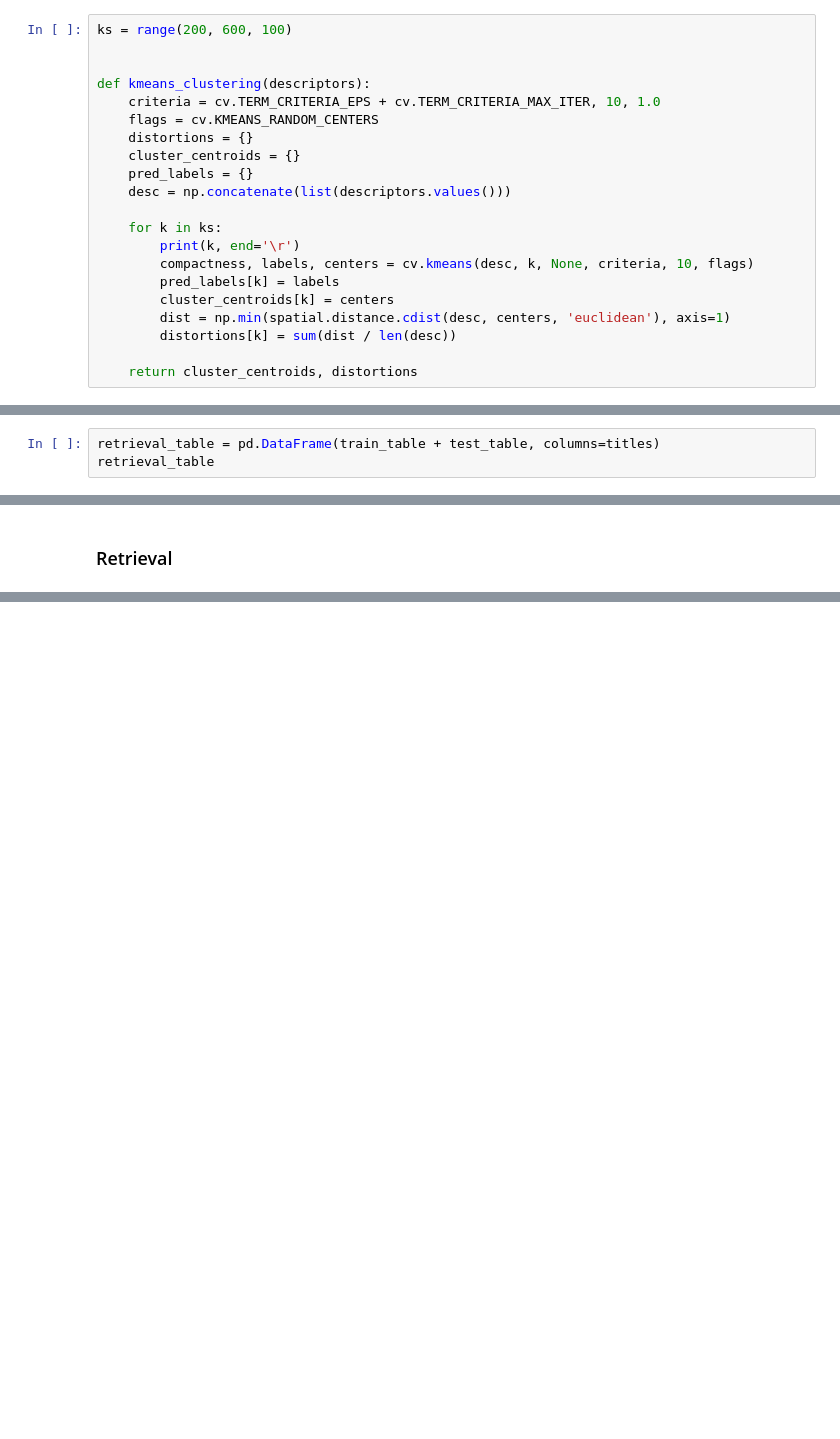
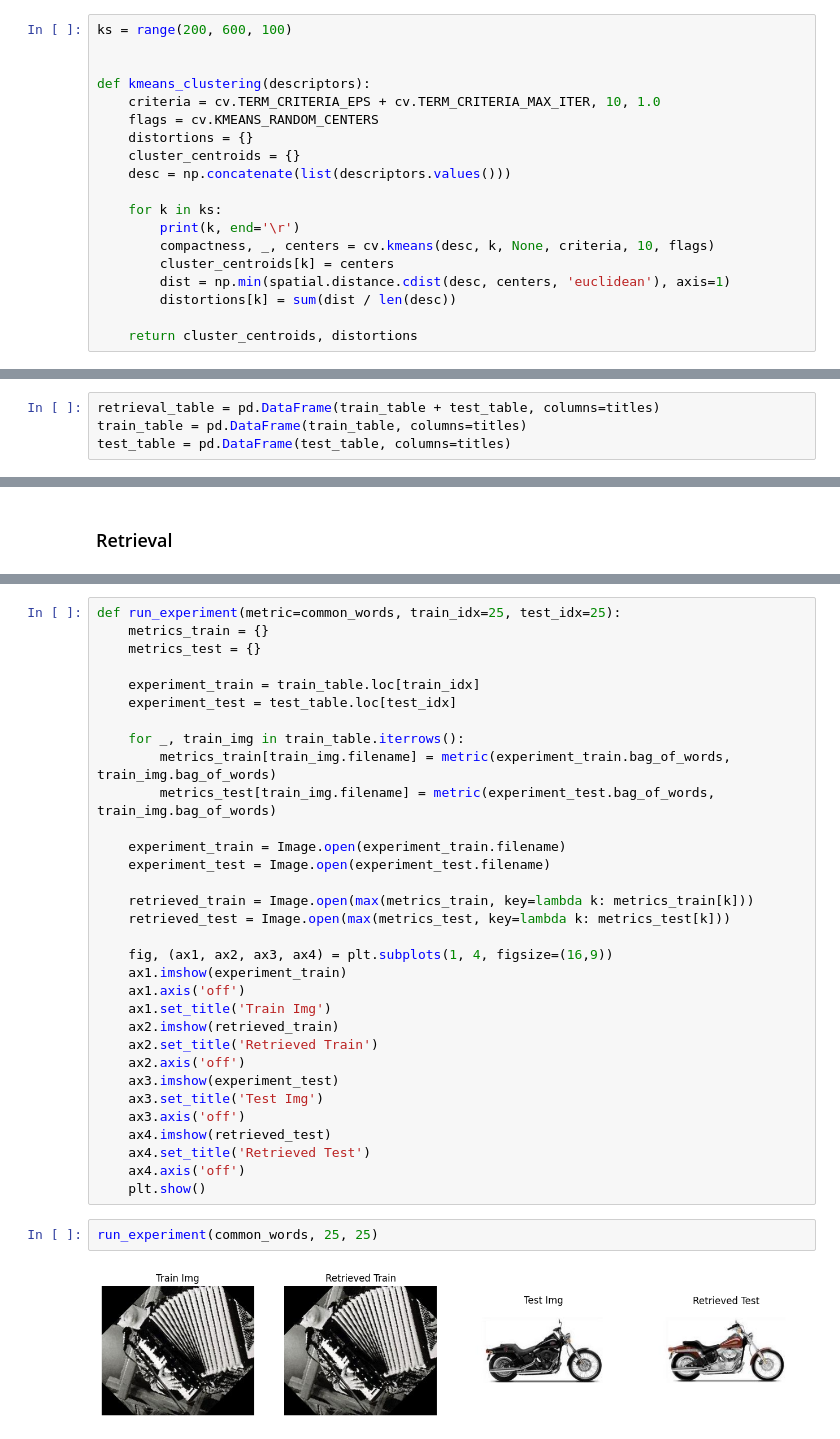
Before and after one commit to HouskaVojtech/image_filtering, a Jupyter notebook: assignment_4/assignment_4.ipynb, the cells around one changed output, grey strips where cells are left out. Drawn from its saved outputs; the diff is of its cells as text; blank space fills up the shorter version.

```diff
--- a/assignment_4/assignment_4.ipynb
+++ b/assignment_4/assignment_4.ipynb
@@ -151,13 +152,11 @@ def kmeans_clustering(descriptors):
     flags = cv.KMEANS_RANDOM_CENTERS
     distortions = {}
     cluster_centroids = {}
-    pred_labels = {}
     desc = np.concatenate(list(descriptors.values()))
 
     for k in ks:
         print(k, end='\r')
-        compactness, labels, centers = cv.kmeans(desc, k, None, criteria, 10, flags)
-        pred_labels[k] = labels
+        compactness, _, centers = cv.kmeans(desc, k, None, criteria, 10, flags)
         cluster_centroids[k] = centers
         dist = np.min(spatial.distance.cdist(desc, centers, 'euclidean'), axis=1)
         distortions[k] = sum(dist / len(desc))
@@ -191,4 +190,5 @@ train_table = get_retrieval_table(train_dataset, train_descriptors, centroids, t
 test_table = get_retrieval_table(test_dataset, test_descriptors, centroids, train=False)
 # %%
 retrieval_table = pd.DataFrame(train_table + test_table, columns=titles)
-retrieval_table
+train_table = pd.DataFrame(train_table, columns=titles)
+test_table = pd.DataFrame(test_table, columns=titles)
@@ -233,0 +237,36 @@ bhattacharyya(retrieval_table.loc[0].bag_of_words, retrieval_table.loc[2].bag_of
+# %%
+def run_experiment(metric=common_words, train_idx=25, test_idx=25):
+    metrics_train = {}
+    metrics_test = {}
+
+    experiment_train = train_table.loc[train_idx]
+    experiment_test = test_table.loc[test_idx]
+
+    for _, train_img in train_table.iterrows():
+        metrics_train[train_img.filename] = metric(experiment_train.bag_of_words, train_img.bag_of_words)
+        metrics_test[train_img.filename] = metric(experiment_test.bag_of_words, train_img.bag_of_words)
+
+    experiment_train = Image.open(experiment_train.filename)
+    experiment_test = Image.open(experiment_test.filename)
+
+    retrieved_train = Image.open(max(metrics_train, key=lambda k: metrics_train[k]))
+    retrieved_test = Image.open(max(metrics_test, key=lambda k: metrics_test[k]))
+
+    fig, (ax1, ax2, ax3, ax4) = plt.subplots(1, 4, figsize=(16,9))
+    ax1.imshow(experiment_train)
+    ax1.axis('off')
+    ax1.set_title('Train Img')
+    ax2.imshow(retrieved_train)
+    ax2.set_title('Retrieved Train')
+    ax2.axis('off')
+    ax3.imshow(experiment_test)
+    ax3.set_title('Test Img')
+    ax3.axis('off')
+    ax4.imshow(retrieved_test)
+    ax4.set_title('Retrieved Test')
+    ax4.axis('off')
+    plt.show()
+# %%
+run_experiment(common_words, 25, 25)
+# %% [output]
+[figure, added]
```
Also changed, not shown: parts of 10 cells of this notebook.
